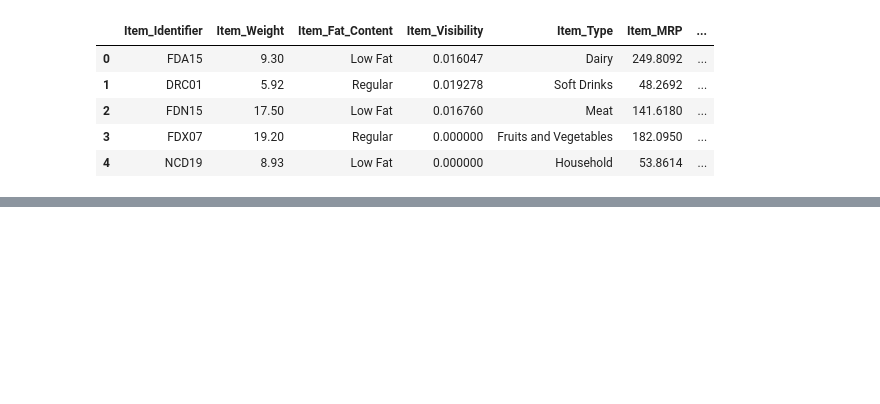
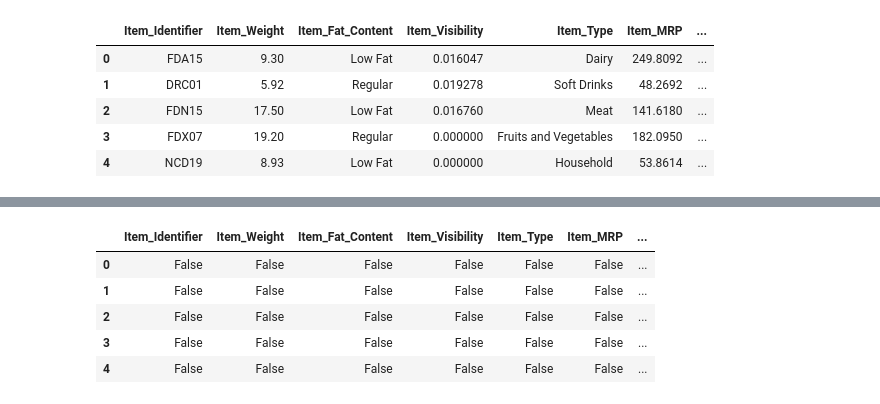
Before and after one commit to OkotOlaa/Food-Sales-Prediction, a Jupyter notebook: Food_Sales_Prediction.ipynb, the cells around one changed output, grey strips where cells are left out. Cells and saved outputs as stored; diff of their text form; code cells hidden in the pictures; blank space fills up the shorter version.

```diff
--- a/Food_Sales_Prediction.ipynb
+++ b/Food_Sales_Prediction.ipynb
@@ -15,0 +38,4 @@ df.head()
+# %%
+#Are there duplicates? If so, drop any duplicates.
+df_new = df.drop_duplicates()
+df_new.head()
@@ -15,0 +49,10 @@ df.head()
+# %%
+#Identify missing values
+df_new.isna().head()
+# %% [output]
+|  | Item_Identifier | Item_Weight | Item_Fat_Content | Item_Visibility | Item_Type | Item_MRP | ... |
+| 0 | False | False | False | False | False | False | ... |
+| 1 | False | False | False | False | False | False | ... |
+| 2 | False | False | False | False | False | False | ... |
+| 3 | False | False | False | False | False | False | ... |
+| 4 | False | False | False | False | False | False | ... |
```
Also changed, not shown: parts of 12 cells of this notebook.
